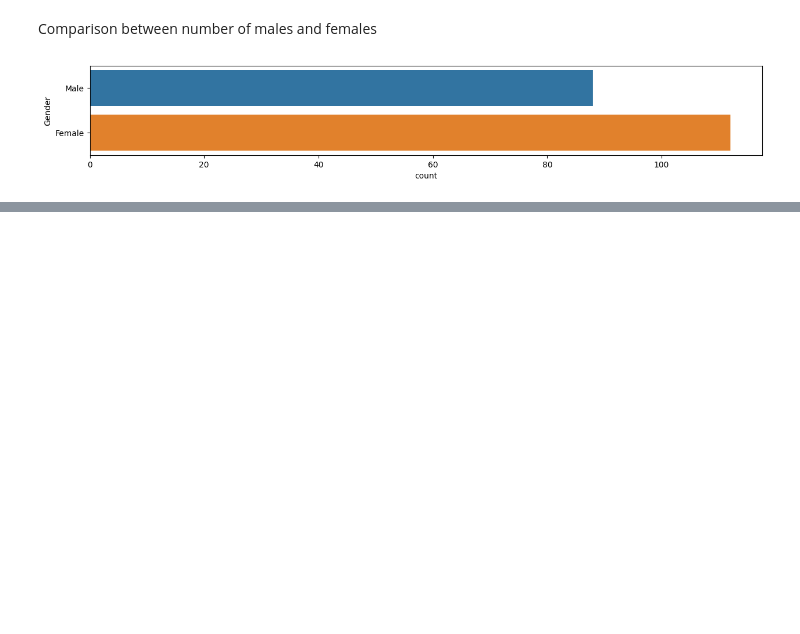
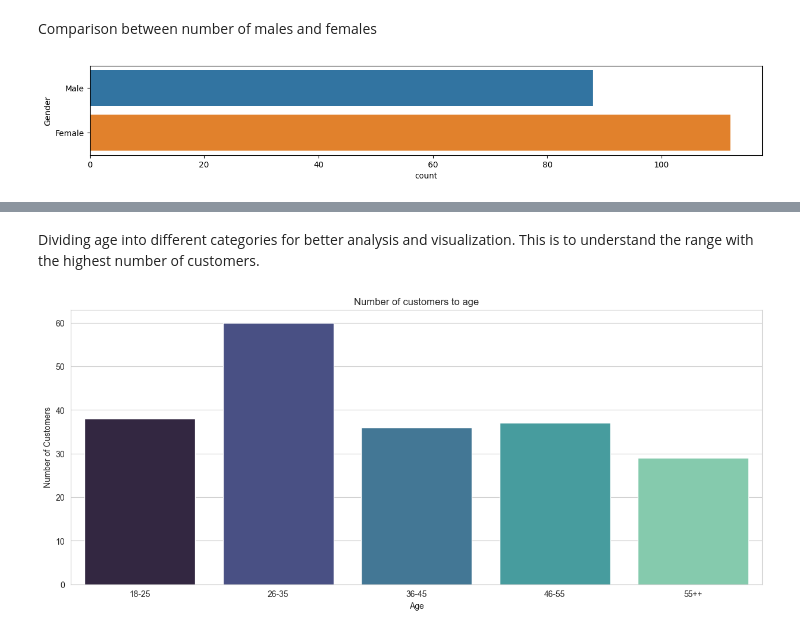
Before and after one commit to anzykenya/Customer-Segmenation, a Jupyter notebook: MallSegmentation.ipynb, the cells around one changed output, grey strips where cells are left out. Cells and saved outputs as stored; diff of their text form; code cells hidden in the pictures; blank space fills up the shorter version.

```diff
--- a/MallSegmentation.ipynb
+++ b/MallSegmentation.ipynb
@@ -112,0 +131,24 @@ plt.show()
+# %% [markdown]
+Dividing age into different categories for better analysis and visualization. This is to understand the range with the highest number of customers.
+# %%
+age_18_25 = df.Age[(df.Age >= 18) & (df.Age <= 25)]
+age_26_35 = df.Age[(df.Age >= 26) & (df.Age <= 35)]
+age_36_45 = df.Age[(df.Age >= 36) & (df.Age <= 45)]
+age_46_55 = df.Age[(df.Age >= 46) & (df.Age <= 55)]
+age_55_above = df.Age[(df.Age > 55) ]
+
+age_x = ["18-25","26-35","36-45","46-55","55++"]
+age_y = [len(age_18_25.values),len(age_26_35.values),len(age_36_45.values),len(age_46_55.values),len(age_55_above.values)]
+
+
+plt.figure(figsize=(15,6))
+
+sns.set_style('whitegrid')
+sns.barplot(x= age_x , y = age_y, palette='mako')
+plt.title("Number of customers to age")
+plt.xlabel("Age")
+plt.ylabel("Number of Customers")
+
+plt.show()
+# %% [output]
+[figure, added]
```
Also changed, not shown: parts of 13 cells of this notebook.
